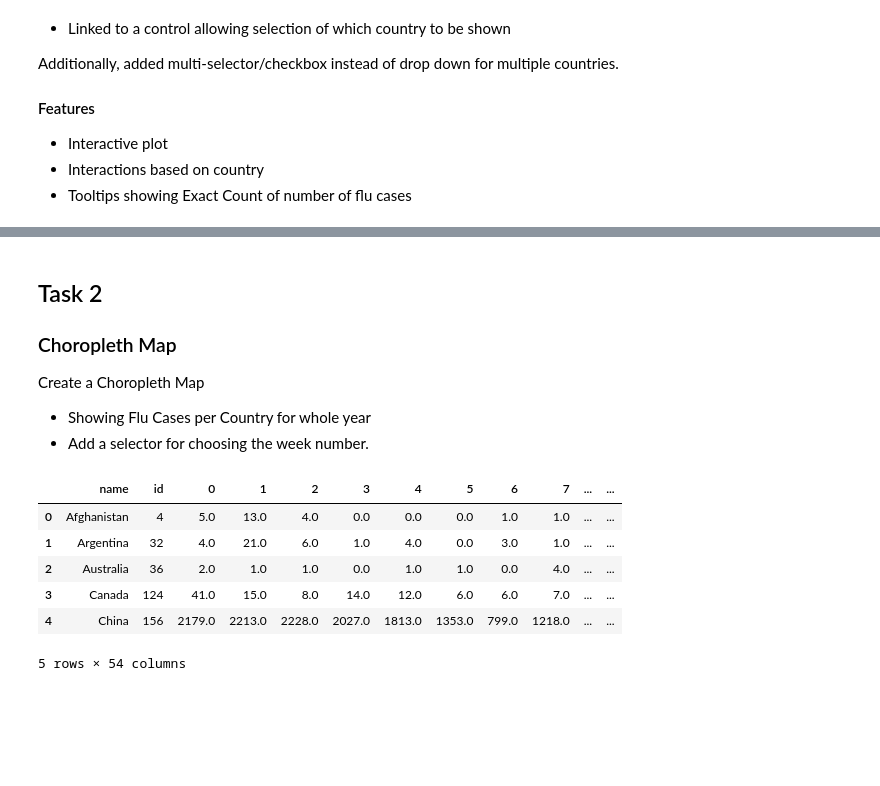
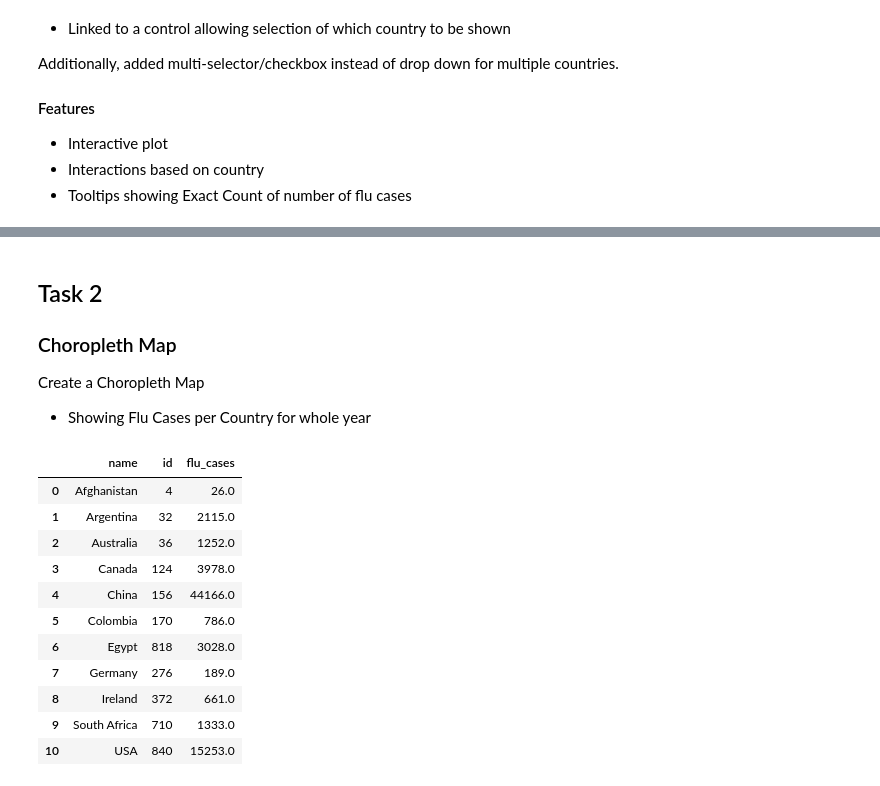
Before and after one commit to tanmaylaud/viz-altair, a Jupyter notebook: fluNet.ipynb, the cells around one changed output, grey strips where cells are left out. Cells and saved outputs as stored; diff of their text form; code cells hidden in the pictures; blank space fills up the shorter version.

Commit message:
Choropleth for year-end flu-data ipynb

```diff
--- a/fluNet.ipynb
+++ b/fluNet.ipynb
@@ -96,23 +96,27 @@ line | make_selector
 
 Create a Choropleth Map
   - Showing Flu Cases per Country for whole year
-  - Add a selector for choosing the week number.
 # %%
 country_data = pd.read_csv('./data/countries.csv')
 name_id = country_data[country_data['name'].isin(countries)][['name', 'id']]
 # %%
-choropleth_df = name_id.reset_index(drop=True).merge(flunet_df.T,left_on='name',right_index=True)
-choropleth_df.columns = choropleth_df.columns.map(str)
+choropleth_df = name_id.reset_index(drop=True).merge(
+                    pd.DataFrame(flunet_df.sum().T),left_on='name',right_index=True).rename(columns={0: "flu_cases"})
 # %%
-choropleth_df.head()
+choropleth_df
 # %% [output]
-|  | name | id | 0 | 1 | 2 | 3 | 4 | 5 | 6 | 7 | ... | ... |
-| 0 | Afghanistan | 4 | 5.0 | 13.0 | 4.0 | 0.0 | 0.0 | 0.0 | 1.0 | 1.0 | ... | ... |
-| 1 | Argentina | 32 | 4.0 | 21.0 | 6.0 | 1.0 | 4.0 | 0.0 | 3.0 | 1.0 | ... | ... |
-| 2 | Australia | 36 | 2.0 | 1.0 | 1.0 | 0.0 | 1.0 | 1.0 | 0.0 | 4.0 | ... | ... |
-| 3 | Canada | 124 | 41.0 | 15.0 | 8.0 | 14.0 | 12.0 | 6.0 | 6.0 | 7.0 | ... | ... |
-| 4 | China | 156 | 2179.0 | 2213.0 | 2228.0 | 2027.0 | 1813.0 | 1353.0 | 799.0 | 1218.0 | ... | ... |
+|  | name | id | flu_cases |
+| 0 | Afghanistan | 4 | 26.0 |
+| 1 | Argentina | 32 | 2115.0 |
+| 2 | Australia | 36 | 1252.0 |
+| 3 | Canada | 124 | 3978.0 |
+| 4 | China | 156 | 44166.0 |
+| 5 | Colombia | 170 | 786.0 |
+| 6 | Egypt | 818 | 3028.0 |
+| 7 | Germany | 276 | 189.0 |
+| 8 | Ireland | 372 | 661.0 |
+| 9 | South Africa | 710 | 1333.0 |
+| 10 | USA | 840 | 15253.0 |
-5 rows × 54 columns
 # %%
 source = alt.topo_feature(data.world_110m.url, 'countries')
 
```
Also changed, not shown: parts of 1 cell of this notebook.
